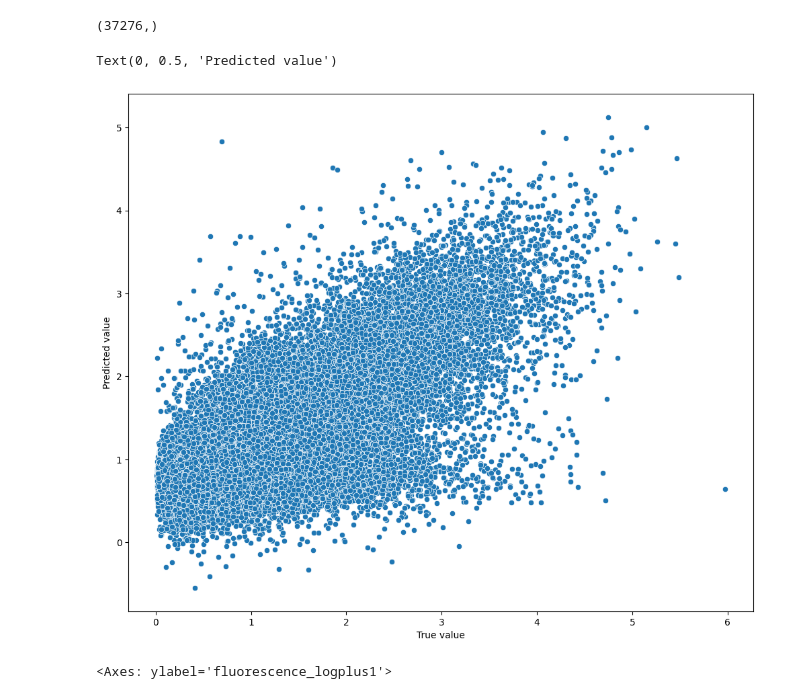
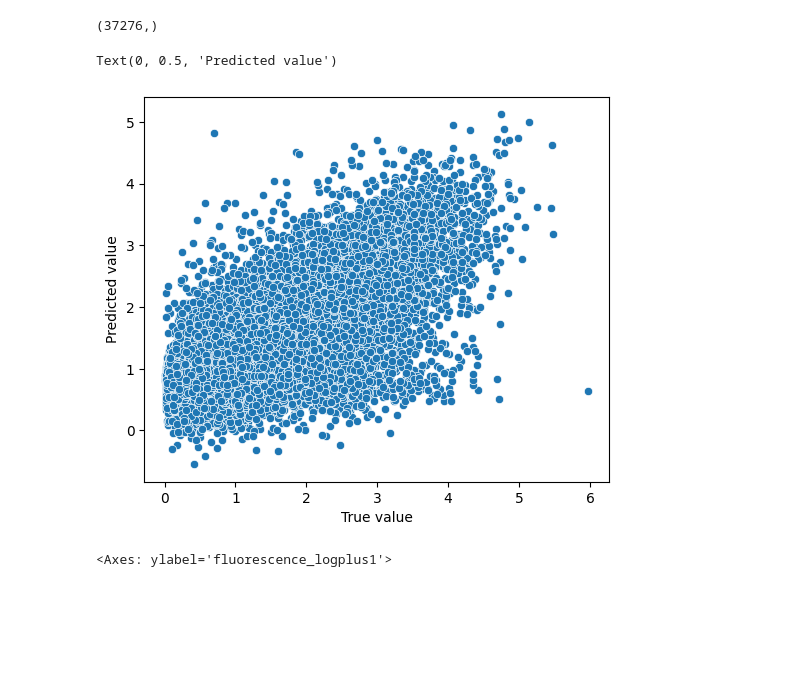
Before and after one commit to xfrx8/Transformer-RNA-master, a Jupyter notebook: Transformer-DNA-周.ipynb, the cells around one changed output. Drawn from its saved outputs; the diff is of its cells as text; code cells hidden in the pictures; blank space fills up the shorter version.

```diff
--- a/Transformer-DNA-周.ipynb
+++ b/Transformer-DNA-周.ipynb
@@ -601,14 +595,14 @@ result.shape
 (37276,)
 # %%
 y_test = y_test.reset_index(drop=True)
-plt.rcParams["figure.figsize"] = (12,10)
+plt.rcParams["figure.figsize"] = (6,5)
 sns.scatterplot(x=y_test, y=result)
 
 plt.xlabel("True value")
 plt.ylabel("Predicted value")
 # %% [output]
 Text(0, 0.5, 'Predicted value')
-[figure, old version]
+[figure, new version]
 # %%
 # 绘制前200个数据的数值大小对比图
 result.shape, y_test.shape
```
Also changed, not shown: parts of 2 cells of this notebook.
